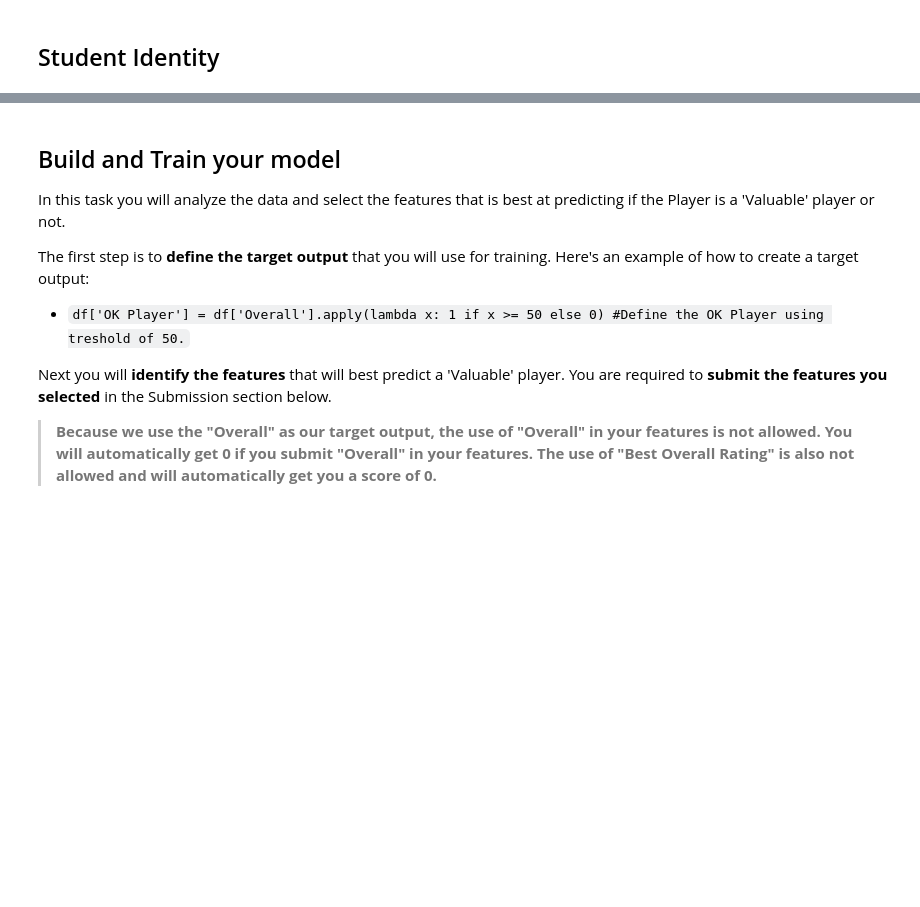
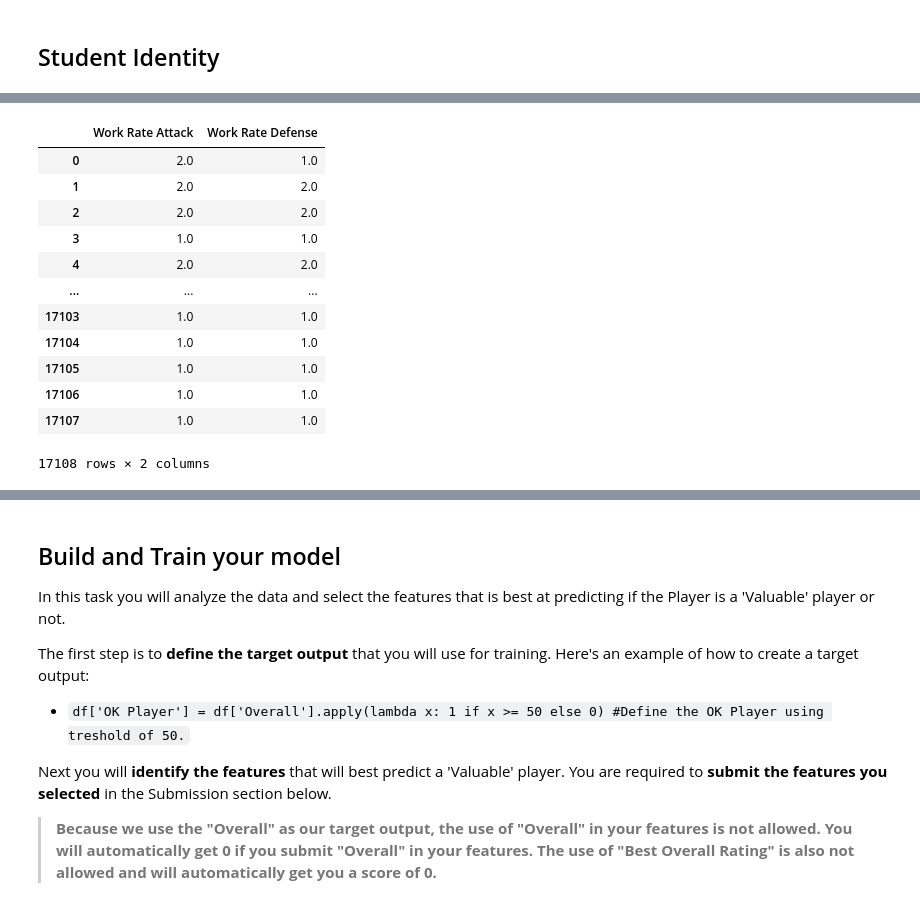
Before and after one commit to bhumong/ai-bootcamp, a Jupyter notebook: project/002/02_machine_learning_project.ipynb, the cells around one changed output, grey strips where cells are left out. Cells and saved outputs as stored; diff of their text form; code cells hidden in the pictures; blank space fills up the shorter version.

```diff
--- a/project/002/02_machine_learning_project.ipynb
+++ b/project/002/02_machine_learning_project.ipynb
@@ -124,0 +197,24 @@ pd
+# %%
+# Encode Work Rate
+df[['Work Rate Attack', 'Work Rate Defense']] = df['Work Rate'].str.split('/ ', expand=True)
+df["Work Rate Attack"] = df["Work Rate Attack"].str.replace(" ", "")
+df["Work Rate Defense"] = df["Work Rate Defense"].str.replace(" ", "")
+work_rate_mapping = {'High': 2, 'Medium': 1, 'Low': 0}
+df['Work Rate Attack'] = df['Work Rate Attack'].map(work_rate_mapping)
+df['Work Rate Defense'] = df['Work Rate Defense'].map(work_rate_mapping)
+df = df.drop(columns=['Work Rate'])
+df[["Work Rate Attack", "Work Rate Defense"]]
+# %% [output]
+|  | Work Rate Attack | Work Rate Defense |
+| 0 | 2.0 | 1.0 |
+| 1 | 2.0 | 2.0 |
+| 2 | 2.0 | 2.0 |
+| 3 | 1.0 | 1.0 |
+| 4 | 2.0 | 2.0 |
+| ... | ... | ... |
+| 17103 | 1.0 | 1.0 |
+| 17104 | 1.0 | 1.0 |
+| 17105 | 1.0 | 1.0 |
+| 17106 | 1.0 | 1.0 |
+| 17107 | 1.0 | 1.0 |
+17108 rows × 2 columns
```
Also changed, not shown: parts of 16 cells of this notebook, 1 other file.
